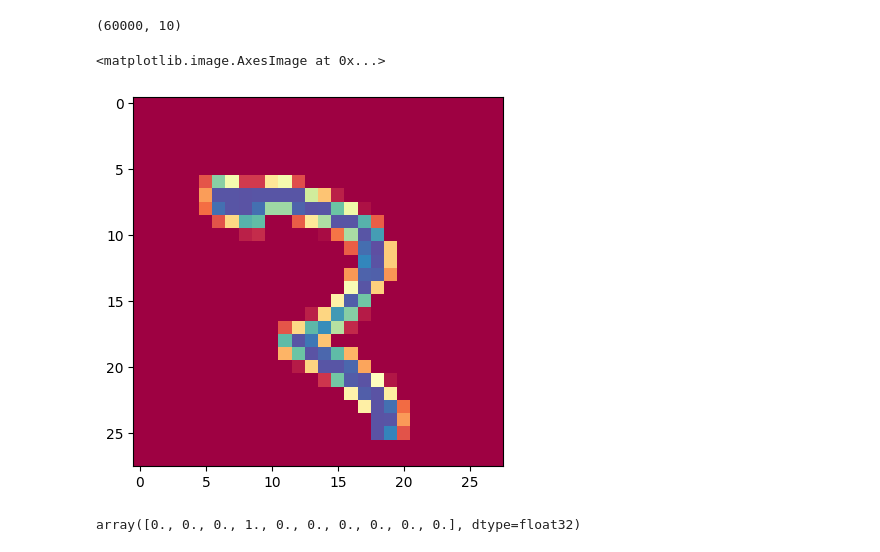
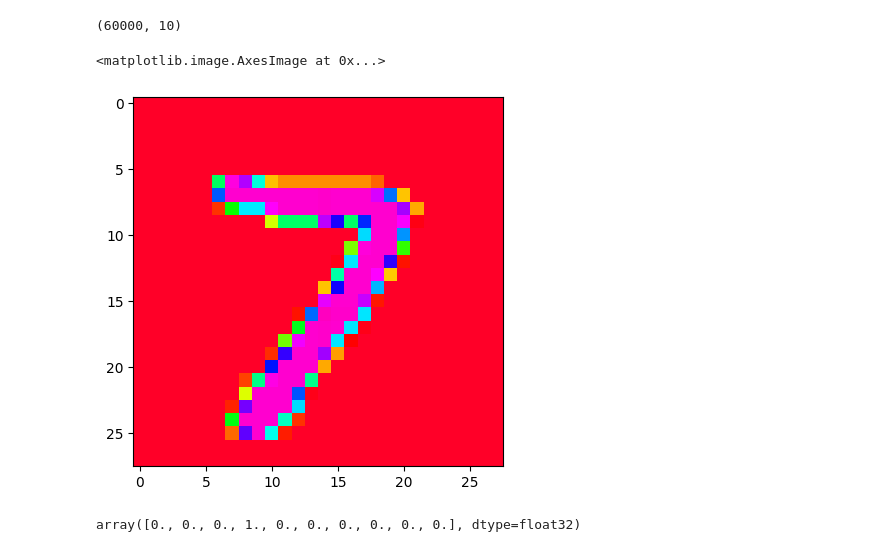
Before and after one commit to easwari21/mnist-classification, a Jupyter notebook: EX_3_DL.ipynb, the cells around one changed output. Drawn from its saved outputs; the diff is of its cells as text; code cells hidden in the pictures.

```diff
--- a/EX_3_DL.ipynb
+++ b/EX_3_DL.ipynb
@@ -73,11 +75,11 @@ y_train_onehot.shape
 # %% [output]
 (60000, 10)
 # %%
-single_image = X_train[500]
-plt.imshow(single_image,cmap='Spectral')
+single_image = X_train[4000]
+plt.imshow(single_image,cmap='gist_rainbow')
 # %% [output]
 <matplotlib.image.AxesImage at 0x...>
-[figure, old version]
+[figure, new version]
 # %%
 y_train_onehot[500]
 # %% [output]
```
Also changed, not shown: parts of 15 cells of this notebook.
